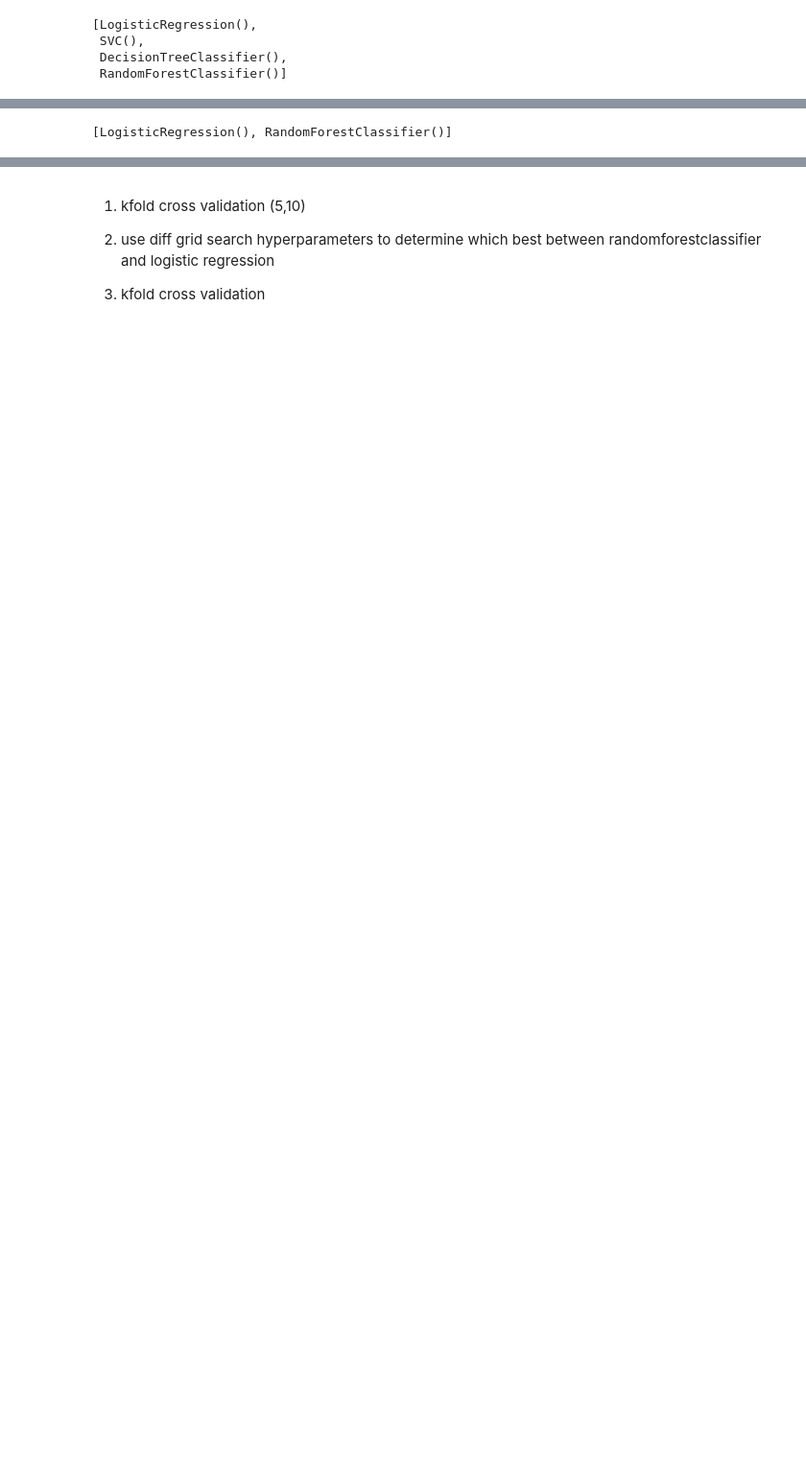
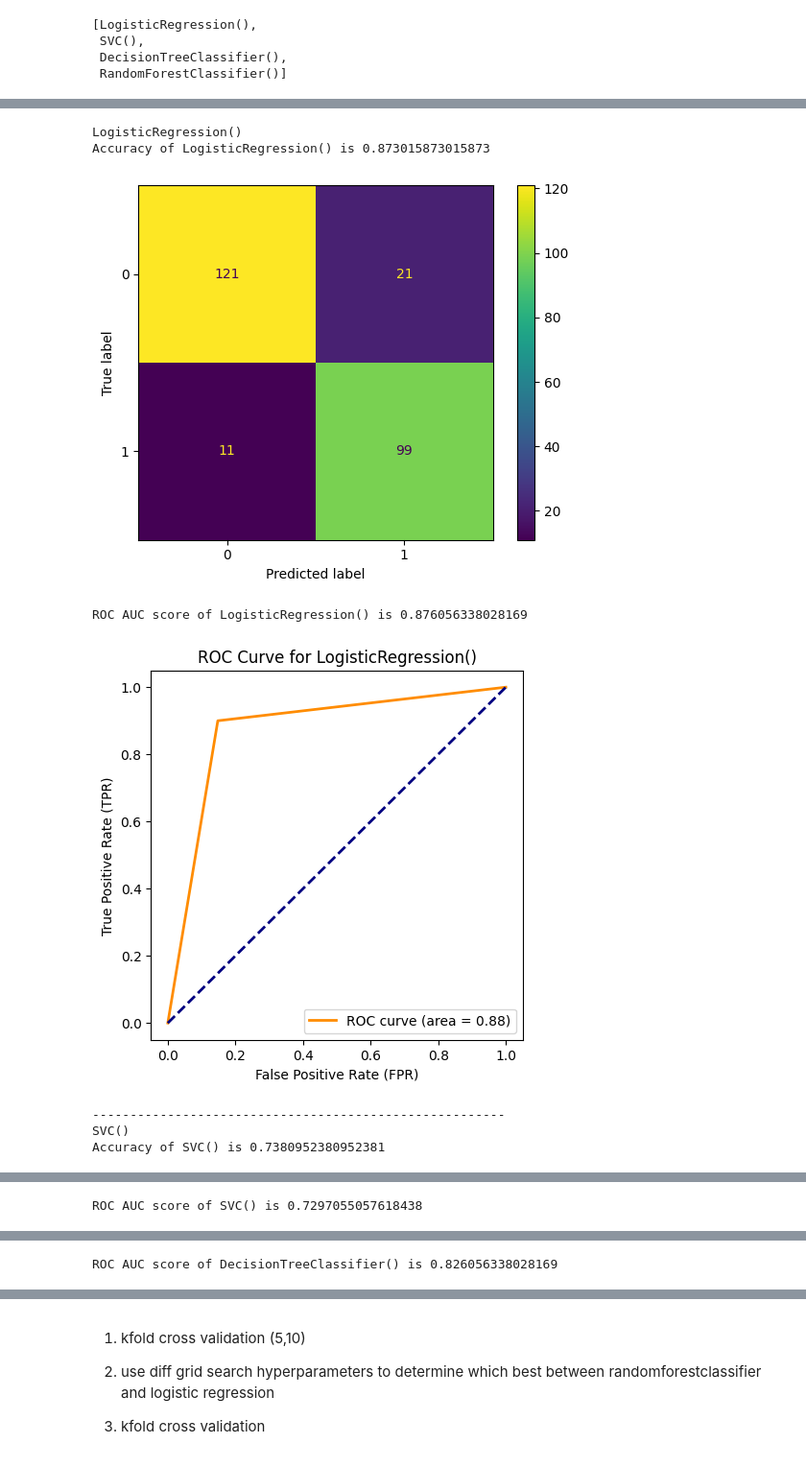
Before and after one commit to irenebernardi/Glioma-Grading-Classification, a Jupyter notebook: Glioma Grade notebook .ipynb, the cells around one changed output, grey strips where cells are left out. Shown at 96% size. Saved outputs shown, nothing was run; the diff lists cells and outputs as text; code cells hidden in the pictures; blank space fills up the shorter version.

```diff
--- a/Glioma Grade notebook .ipynb
+++ b/Glioma Grade notebook .ipynb
@@ -321,7 +269,45 @@ ROC AUC score of RandomForestClassifier() is 0.8449844074844075
-# %%
-#keeping only best models: LR and randomforest
-models.remove(model2)
-models.remove(model3)
-models
-# %% [output]
-[LogisticRegression(), RandomForestClassifier()]
+# %%
+# Creating dict for storing model's accuracy
+dict = {}
+# Model evaluation with accuracy, cm, f1, roc scores
+for model in models:
+    print(model)
+    model.fit(X_train, y_train)
+    y_pred = model.predict(X_test)
+
+    accuracy = accuracy_score(y_test, y_pred)
+    # Add key-value pair to the dictionary
+    dict[model] = round(accuracy, 2)
+    print(f"Accuracy of {model} is {accuracy}")
+
+    cm = confusion_matrix(y_test, y_pred, labels = model.classes_)
+    disp = ConfusionMatrixDisplay(confusion_matrix = cm, display_labels = model.classes_)
+    disp.plot()
+    plt.show()
+
+    roc_auc = roc_auc_score(y_test, y_pred)
+    print(f"ROC AUC score of {model} is {roc_auc}")
+
+    # Compute ROC curve and AUC
+    fpr, tpr, thresholds = roc_curve(y_test, y_pred)
+    roc_auc = auc(fpr, tpr)
+
+    # Plot ROC curve
+    plt.figure(figsize=(5, 5))
+    plt.plot(fpr, tpr, color='darkorange', lw=2, label='ROC curve (area = {:.2f})'.format(roc_auc))
+    plt.plot([0, 1], [0, 1], color='navy', lw=2, linestyle='--')
+    plt.xlabel('False Positive Rate (FPR)')
+    plt.ylabel('True Positive Rate (TPR)')
+    plt.title(f'ROC Curve for {model}')
+    plt.legend(loc='lower right')
+    plt.show()
+    print("-------------------------------------------------------")
+# %% [output]
+LogisticRegression()
+Accuracy of LogisticRegression() is 0.873015873015873
+[figure, added]
+ROC AUC score of LogisticRegression() is 0.876056338028169
+[figure, added]
+-------------------------------------------------------
+SVC()
+Accuracy of SVC() is 0.7380952380952381
@@ -327,0 +315 @@ models
+ROC AUC score of SVC() is 0.7297055057618438
@@ -327,0 +321 @@ models
+ROC AUC score of DecisionTreeClassifier() is 0.826056338028169
```
Also changed, not shown: parts of 40 cells of this notebook.
